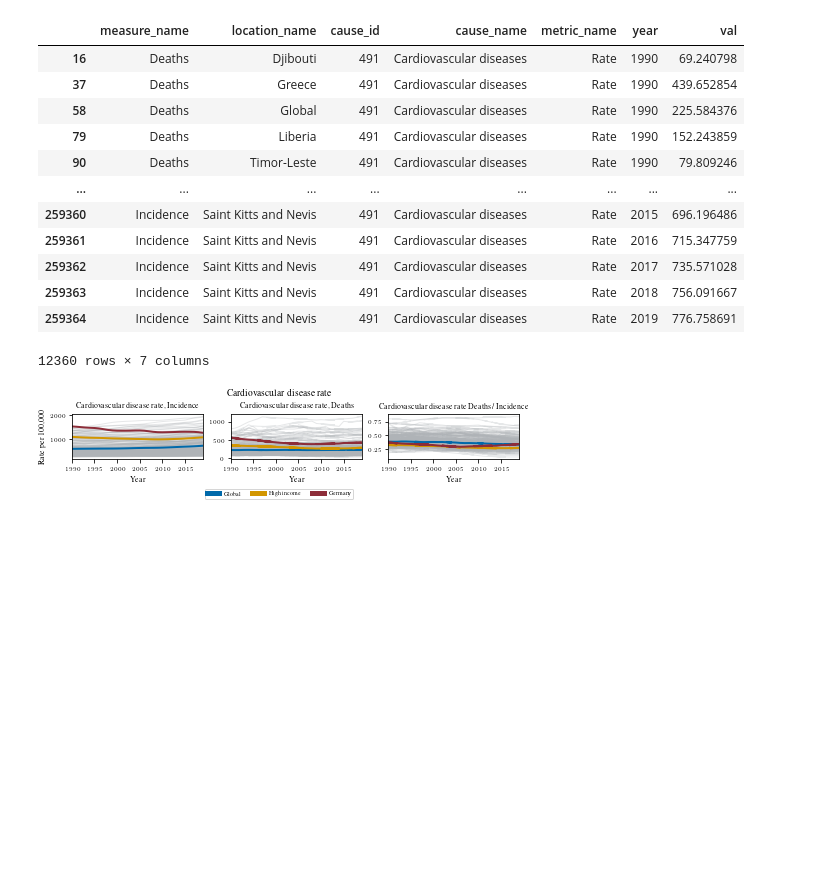
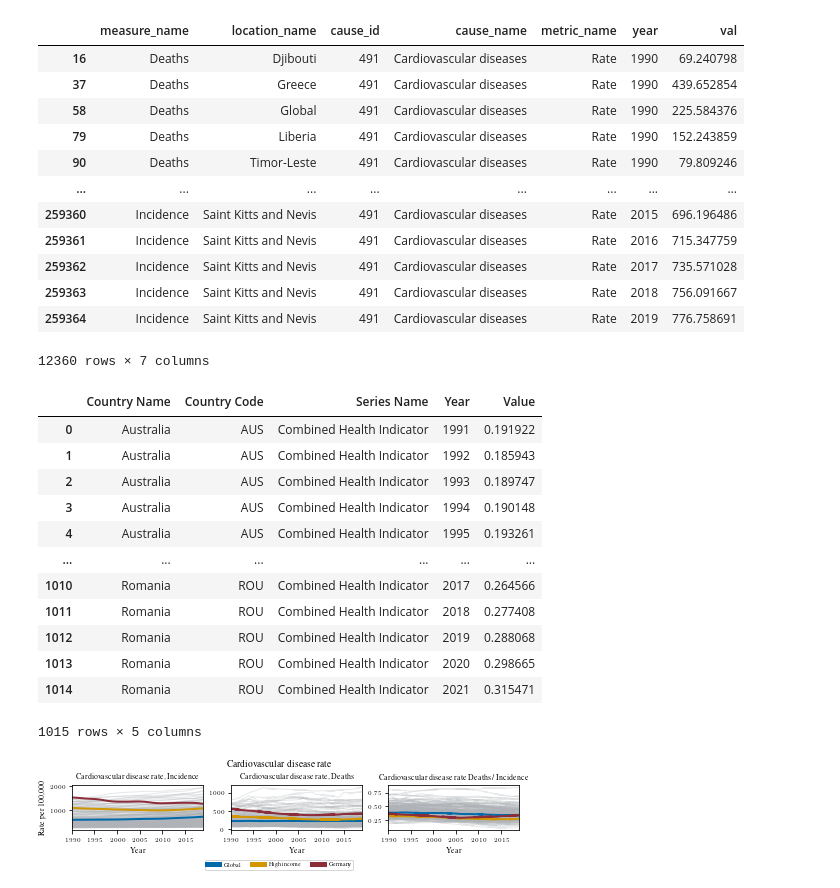
Before and after one commit to sykoravojtech/IHD_germany_2024, a Jupyter notebook: exp/exp_NNT_003_FixLegends.ipynb, the cells around one changed output. Saved outputs shown, nothing was run; the diff lists cells and outputs as text; code cells hidden in the pictures; blank space fills up the shorter version.

```diff
--- a/exp/exp_NNT_003_FixLegends.ipynb
+++ b/exp/exp_NNT_003_FixLegends.ipynb
@@ -45,3 +45,21 @@ df
 | 259363 | Incidence | Saint Kitts and Nevis | 491 | Cardiovascular diseases | Rate | 2018 | 756.091667 |
 | 259364 | Incidence | Saint Kitts and Nevis | 491 | Cardiovascular diseases | Rate | 2019 | 776.758691 |
 12360 rows × 7 columns
+# %%
+health_df = pd.read_csv(DATA_PATH + '/oecd_combined_final.csv')
+# %%
+health_df
+# %% [output]
+|  | Country Name | Country Code | Series Name | Year | Value |
+| 0 | Australia | AUS | Combined Health Indicator | 1991 | 0.191922 |
+| 1 | Australia | AUS | Combined Health Indicator | 1992 | 0.185943 |
+| 2 | Australia | AUS | Combined Health Indicator | 1993 | 0.189747 |
+| 3 | Australia | AUS | Combined Health Indicator | 1994 | 0.190148 |
+| 4 | Australia | AUS | Combined Health Indicator | 1995 | 0.193261 |
+| ... | ... | ... | ... | ... | ... |
+| 1010 | Romania | ROU | Combined Health Indicator | 2017 | 0.264566 |
+| 1011 | Romania | ROU | Combined Health Indicator | 2018 | 0.277408 |
+| 1012 | Romania | ROU | Combined Health Indicator | 2019 | 0.288068 |
+| 1013 | Romania | ROU | Combined Health Indicator | 2020 | 0.298665 |
+| 1014 | Romania | ROU | Combined Health Indicator | 2021 | 0.315471 |
+1015 rows × 5 columns
```
Also changed, not shown: parts of 1 cell of this notebook.
